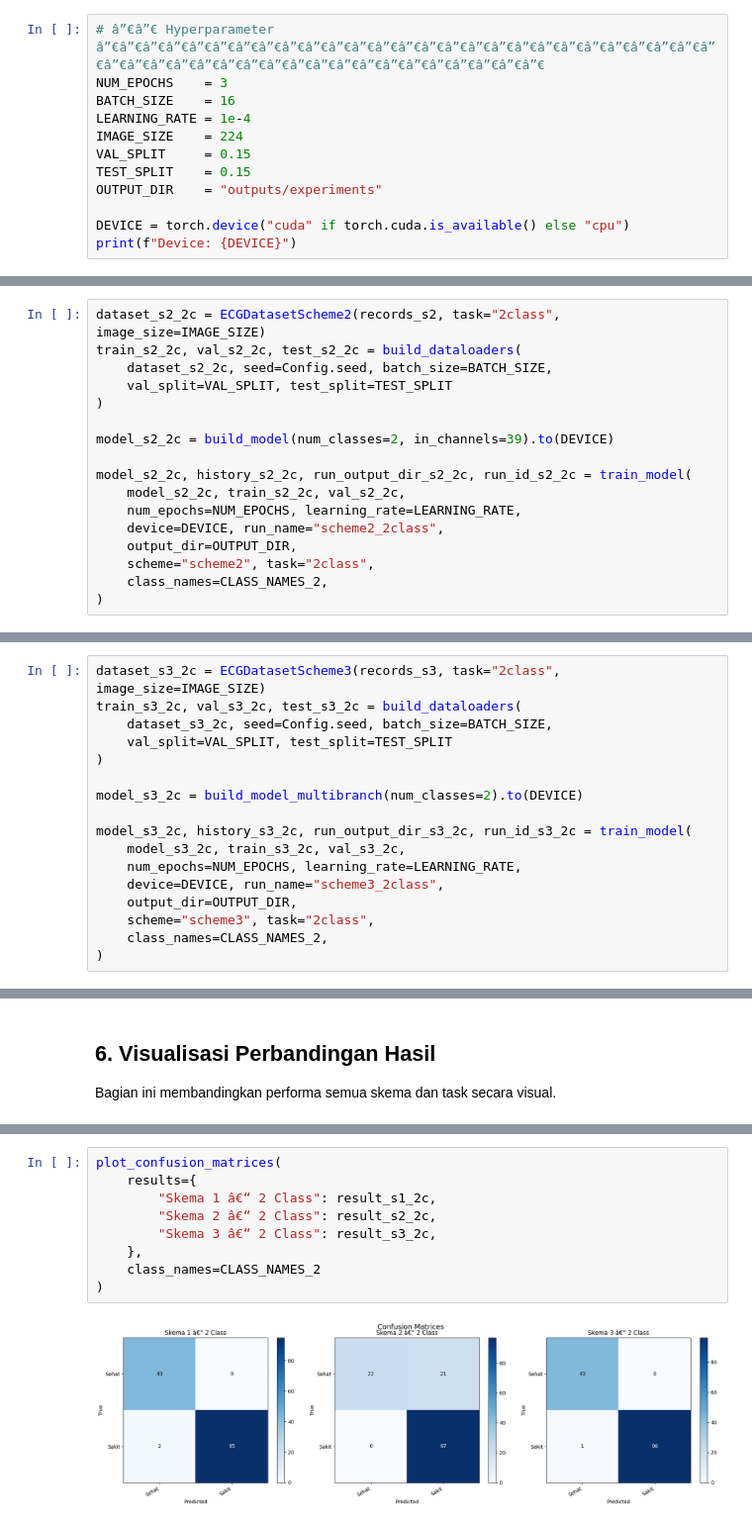
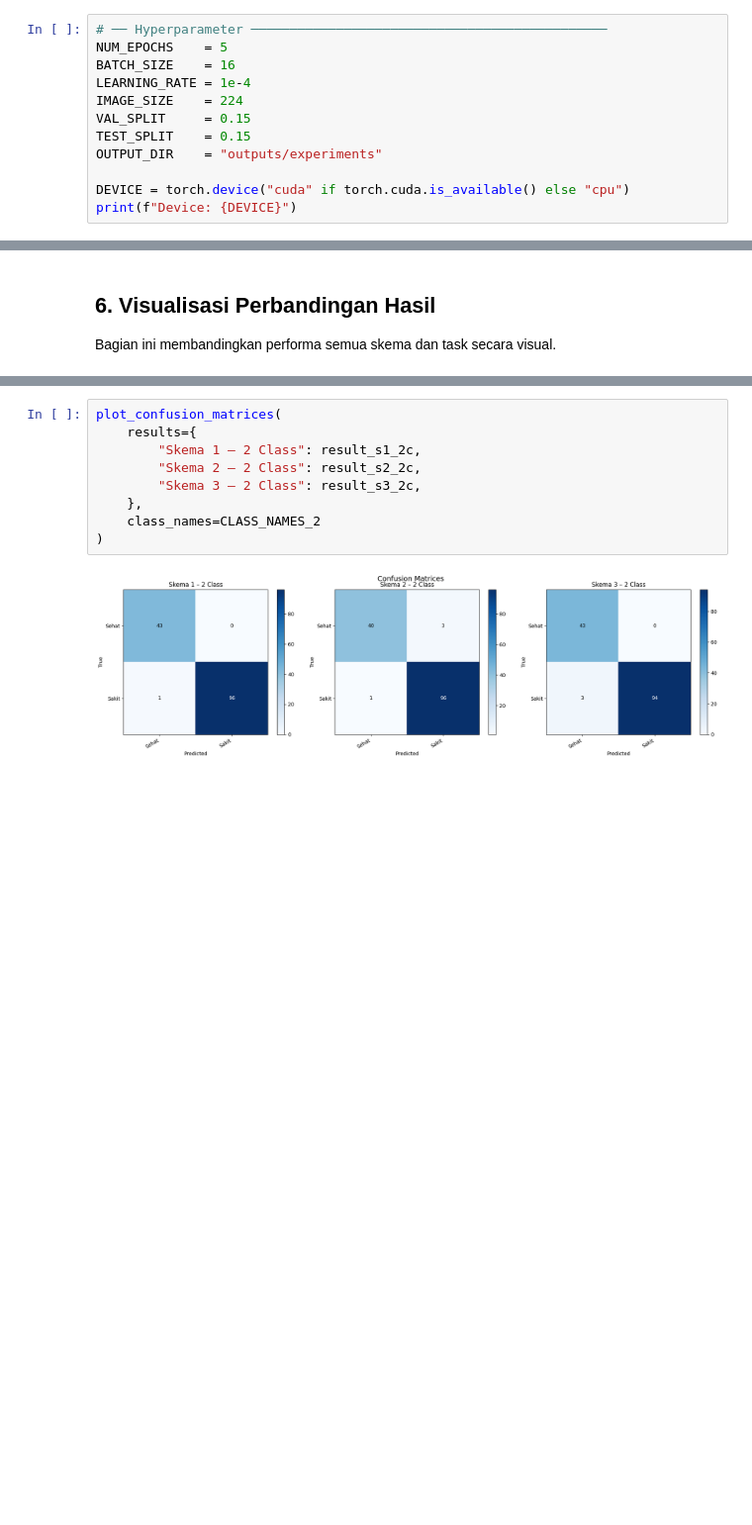
Before and after one commit to AbiyaMakruf/TelUxMMU-Research-CardiacData, a Jupyter notebook: notebook-modeling.ipynb, the cells around one changed output, grey strips where cells are left out. Shown at 99% size. Drawn from its saved outputs; the diff is of its cells as text; blank space fills up the shorter version.

Commit message:
edit: retraining model dengan total 5 epoch/skema

```diff
--- a/notebook-modeling.ipynb
+++ b/notebook-modeling.ipynb
@@ -32,8 +32,8 @@ else:
 GPU: NVIDIA GeForce RTX 5070 Ti
 Memory: 17.1 GB
 # %%
-# â”€â”€ Hyperparameter â”€â”€â”€â”€â”€â”€â”€â”€â”€â”€â”€â”€â”€â”€â”€â”€â”€â”€â”€â”€â”€â”€â”€â”€â”€â”€â”€â”€â”€â”€â”€â”€â”€â”€â”€â”€â”€â”€â”€â”€â”€â”€â”€â”€â”€â”€
-NUM_EPOCHS    = 3
+# ── Hyperparameter ──────────────────────────────────────────────
+NUM_EPOCHS    = 5
 BATCH_SIZE    = 16
 LEARNING_RATE = 1e-4
 IMAGE_SIZE    = 224
@@ -404,17 +266,0 @@ Test confusion matrix saved to: outputs/experiments\scheme2_2class_20260419_1735
-# %%
-dataset_s2_2c = ECGDatasetScheme2(records_s2, task="2class", image_size=IMAGE_SIZE)
-train_s2_2c, val_s2_2c, test_s2_2c = build_dataloaders(
-    dataset_s2_2c, seed=Config.seed, batch_size=BATCH_SIZE,
-    val_split=VAL_SPLIT, test_split=TEST_SPLIT
-)
-
-model_s2_2c = build_model(num_classes=2, in_channels=39).to(DEVICE)
-
-model_s2_2c, history_s2_2c, run_output_dir_s2_2c, run_id_s2_2c = train_model(
-    model_s2_2c, train_s2_2c, val_s2_2c,
-    num_epochs=NUM_EPOCHS, learning_rate=LEARNING_RATE,
-    device=DEVICE, run_name="scheme2_2class",
-    output_dir=OUTPUT_DIR,
-    scheme="scheme2", task="2class",
-    class_names=CLASS_NAMES_2,
-)
@@ -604,17 +384,0 @@ Test confusion matrix saved to: outputs/experiments\scheme3_2class_20260419_1753
-# %%
-dataset_s3_2c = ECGDatasetScheme3(records_s3, task="2class", image_size=IMAGE_SIZE)
-train_s3_2c, val_s3_2c, test_s3_2c = build_dataloaders(
-    dataset_s3_2c, seed=Config.seed, batch_size=BATCH_SIZE,
-    val_split=VAL_SPLIT, test_split=TEST_SPLIT
-)
-
-model_s3_2c = build_model_multibranch(num_classes=2).to(DEVICE)
-
-model_s3_2c, history_s3_2c, run_output_dir_s3_2c, run_id_s3_2c = train_model(
-    model_s3_2c, train_s3_2c, val_s3_2c,
-    num_epochs=NUM_EPOCHS, learning_rate=LEARNING_RATE,
-    device=DEVICE, run_name="scheme3_2class",
-    output_dir=OUTPUT_DIR,
-    scheme="scheme3", task="2class",
-    class_names=CLASS_NAMES_2,
-)
@@ -739,12 +493,12 @@ plot_confusion_matrices(
 # %%
 plot_confusion_matrices(
     results={
-        "Skema 1 â€“ 2 Class": result_s1_2c,
-        "Skema 2 â€“ 2 Class": result_s2_2c,
-        "Skema 3 â€“ 2 Class": result_s3_2c,
+        "Skema 1 – 2 Class": result_s1_2c,
+        "Skema 2 – 2 Class": result_s2_2c,
+        "Skema 3 – 2 Class": result_s3_2c,
     },
     class_names=CLASS_NAMES_2
 )
 # %% [output]
-[figure, old version]
+[figure, new version]
 # %% [markdown]
```
Also changed, not shown: parts of 35 cells of this notebook, 1 other file.
